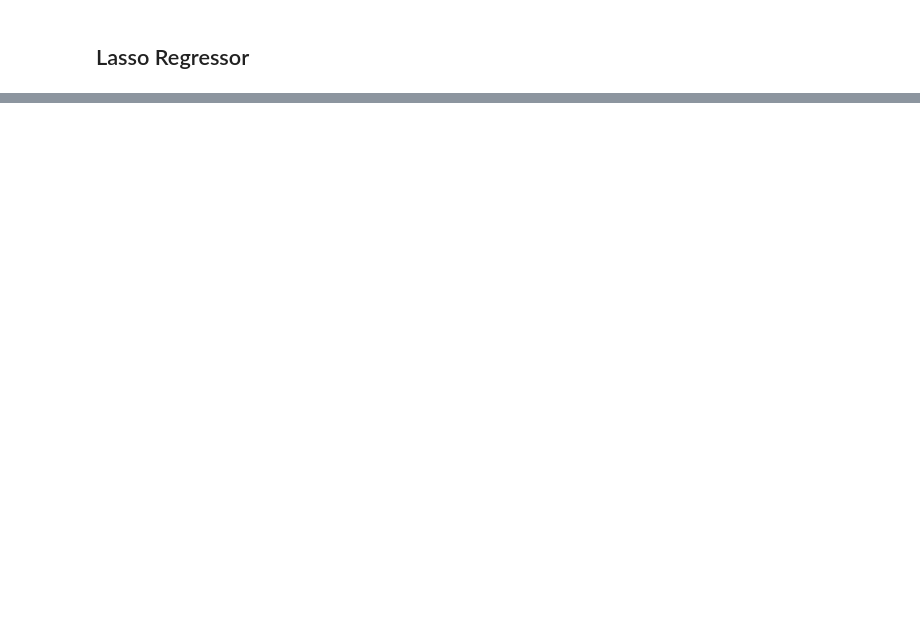
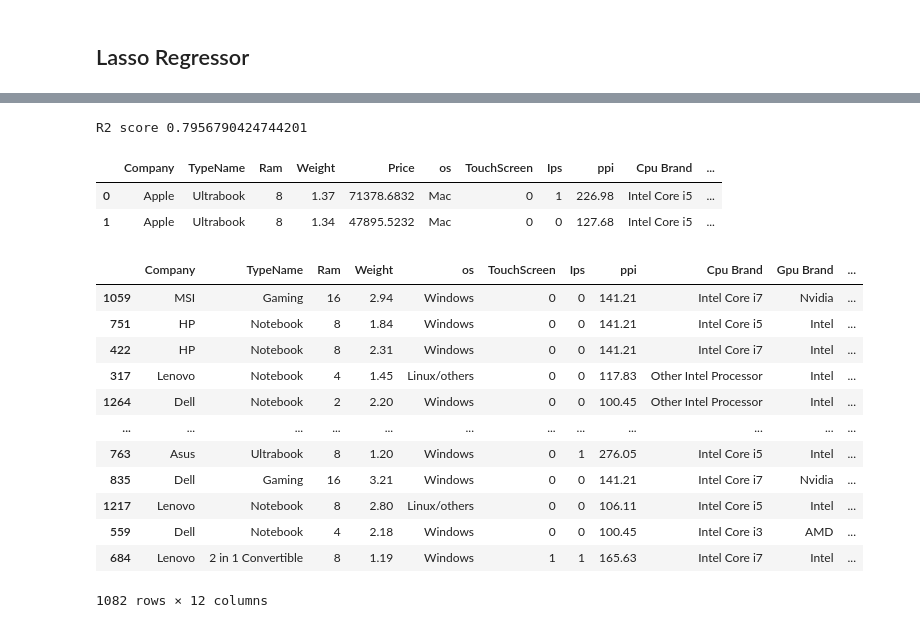
Before and after one commit to Hamza-Meer007/Laptop-Price-Prediction, a Jupyter notebook: Model/main.ipynb, the cells around one changed output, grey strips where cells are left out. Saved outputs shown, nothing was run; the diff lists cells and outputs as text; code cells hidden in the pictures; blank space fills up the shorter version.

```diff
--- a/Model/main.ipynb
+++ b/Model/main.ipynb
@@ -772,7 +772,8 @@ step2=RandomForestRegressor(n_estimators=100,
                               random_state=3,
                               max_samples=0.5,
                               max_features=0.75,
-                              max_depth=15)
+                              max_depth=50,
+                              criterion='absolute_error')
 pipe1 = Pipeline([
 ('step1',step1),
 ('step2',step2)
@@ -847 +848,5 @@ MAE 0.2038359319680249
+# %%
+print('R2 score',r2_score(y_test,y_pred))
+# %% [output]
+R2 score 0.7956790424744201
 # %%
@@ -851,0 +859,22 @@ pickle.dump(pipe1,open('model.pkl','wb'))
+# %%
+df.head(2)
+# %% [output]
+|  | Company | TypeName | Ram | Weight | Price | os | TouchScreen | Ips | ppi | Cpu Brand | ... |
+| 0 | Apple | Ultrabook | 8 | 1.37 | 71378.6832 | Mac | 0 | 1 | 226.98 | Intel Core i5 | ... |
+| 1 | Apple | Ultrabook | 8 | 1.34 | 47895.5232 | Mac | 0 | 0 | 127.68 | Intel Core i5 | ... |
+# %%
+X_train
+# %% [output]
+|  | Company | TypeName | Ram | Weight | os | TouchScreen | Ips | ppi | Cpu Brand | Gpu Brand | ... |
+| 1059 | MSI | Gaming | 16 | 2.94 | Windows | 0 | 0 | 141.21 | Intel Core i7 | Nvidia | ... |
+| 751 | HP | Notebook | 8 | 1.84 | Windows | 0 | 0 | 141.21 | Intel Core i5 | Intel | ... |
+| 422 | HP | Notebook | 8 | 2.31 | Windows | 0 | 0 | 141.21 | Intel Core i7 | Intel | ... |
+| 317 | Lenovo | Notebook | 4 | 1.45 | Linux/others | 0 | 0 | 117.83 | Other Intel Processor | Intel | ... |
+| 1264 | Dell | Notebook | 2 | 2.20 | Windows | 0 | 0 | 100.45 | Other Intel Processor | Intel | ... |
+| ... | ... | ... | ... | ... | ... | ... | ... | ... | ... | ... | ... |
+| 763 | Asus | Ultrabook | 8 | 1.20 | Windows | 0 | 1 | 276.05 | Intel Core i5 | Intel | ... |
+| 835 | Dell | Gaming | 16 | 3.21 | Windows | 0 | 0 | 141.21 | Intel Core i7 | Nvidia | ... |
+| 1217 | Lenovo | Notebook | 8 | 2.80 | Linux/others | 0 | 0 | 106.11 | Intel Core i5 | Intel | ... |
+| 559 | Dell | Notebook | 4 | 2.18 | Windows | 0 | 0 | 100.45 | Intel Core i3 | AMD | ... |
+| 684 | Lenovo | 2 in 1 Convertible | 8 | 1.19 | Windows | 1 | 1 | 165.63 | Intel Core i7 | Intel | ... |
+1082 rows × 12 columns
```
Also changed, not shown: parts of 23 cells of this notebook, 3 other files.
